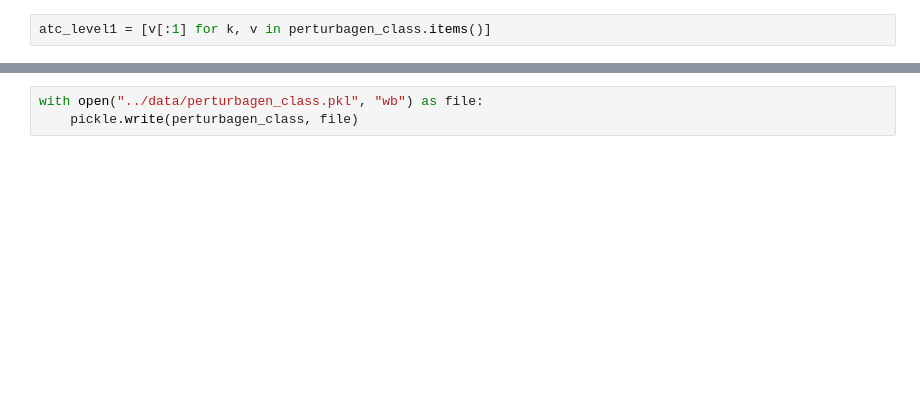
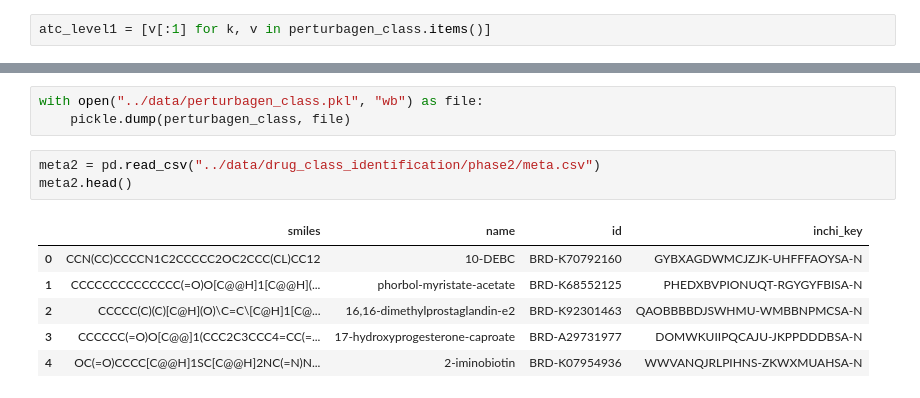
Before and after one commit to Dweepa/Genes, a Jupyter notebook: creation_data/class_mapping.ipynb, the cells around one changed output, grey strips where cells are left out. Cells and saved outputs as stored; diff of their text form; blank space fills up the shorter version.

```diff
--- a/creation_data/class_mapping.ipynb
+++ b/creation_data/class_mapping.ipynb
@@ -165,3 +152,13 @@ plt.bar(atc_level_distribution.keys(), atc_level_distribution.values())
 # %%
 with open("../data/perturbagen_class.pkl", "wb") as file:
-    pickle.write(perturbagen_class, file)
+    pickle.dump(perturbagen_class, file)
+# %%
+meta2 = pd.read_csv("../data/drug_class_identification/phase2/meta.csv")
+meta2.head()
+# %% [output]
+|  | smiles | name | id | inchi_key |
+| 0 | CCN(CC)CCCCN1C2CCCCC2OC2CCC(CL)CC12 | 10-DEBC | BRD-K70792160 | GYBXAGDWMCJZJK-UHFFFAOYSA-N |
+| 1 | CCCCCCCCCCCCCC(=O)O[C@@H]1[C@@H](... | phorbol-myristate-acetate | BRD-K68552125 | PHEDXBVPIONUQT-RGYGYFBISA-N |
+| 2 | CCCCC(C)(C)[C@H](O)\C=C\[C@H]1[C@... | 16,16-dimethylprostaglandin-e2 | BRD-K92301463 | QAOBBBBDJSWHMU-WMBBNPMCSA-N |
+| 3 | CCCCCC(=O)O[C@@]1(CCC2C3CCC4=CC(=... | 17-hydroxyprogesterone-caproate | BRD-A29731977 | DOMWKUIIPQCAJU-JKPPDDDBSA-N |
+| 4 | OC(=O)CCCC[C@@H]1SC[C@@H]2NC(=N)N... | 2-iminobiotin | BRD-K07954936 | WWVANQJRLPIHNS-ZKWXMUAHSA-N |
```
Also changed, not shown: parts of 22 cells of this notebook, 1 other file.
